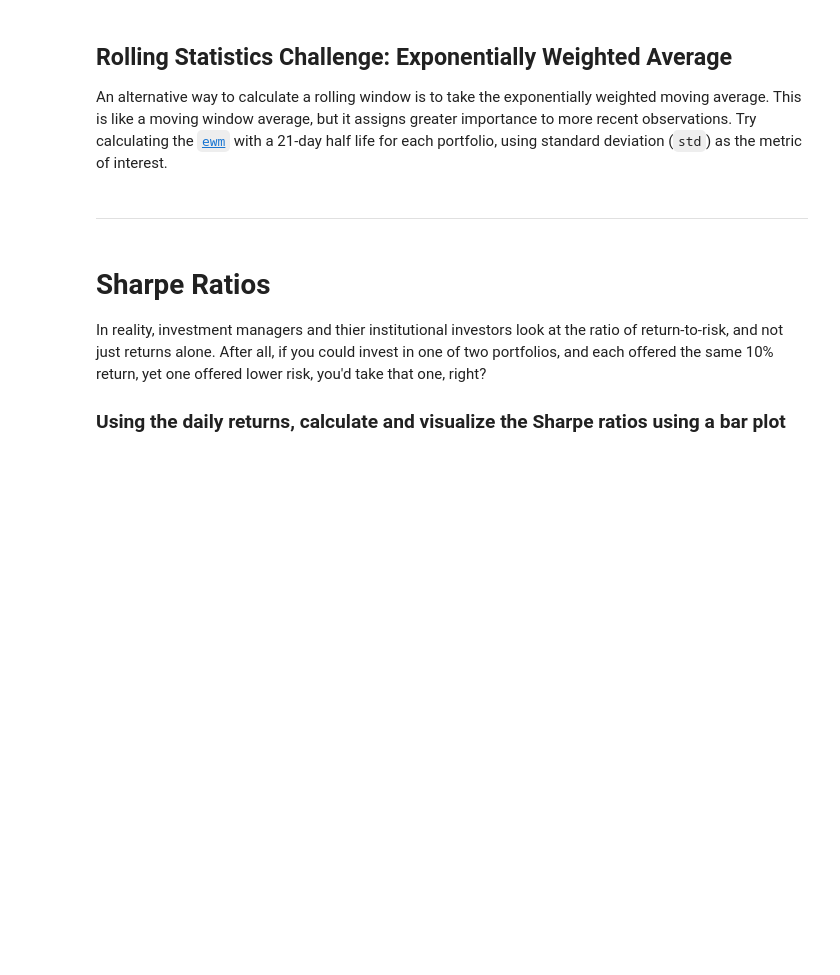
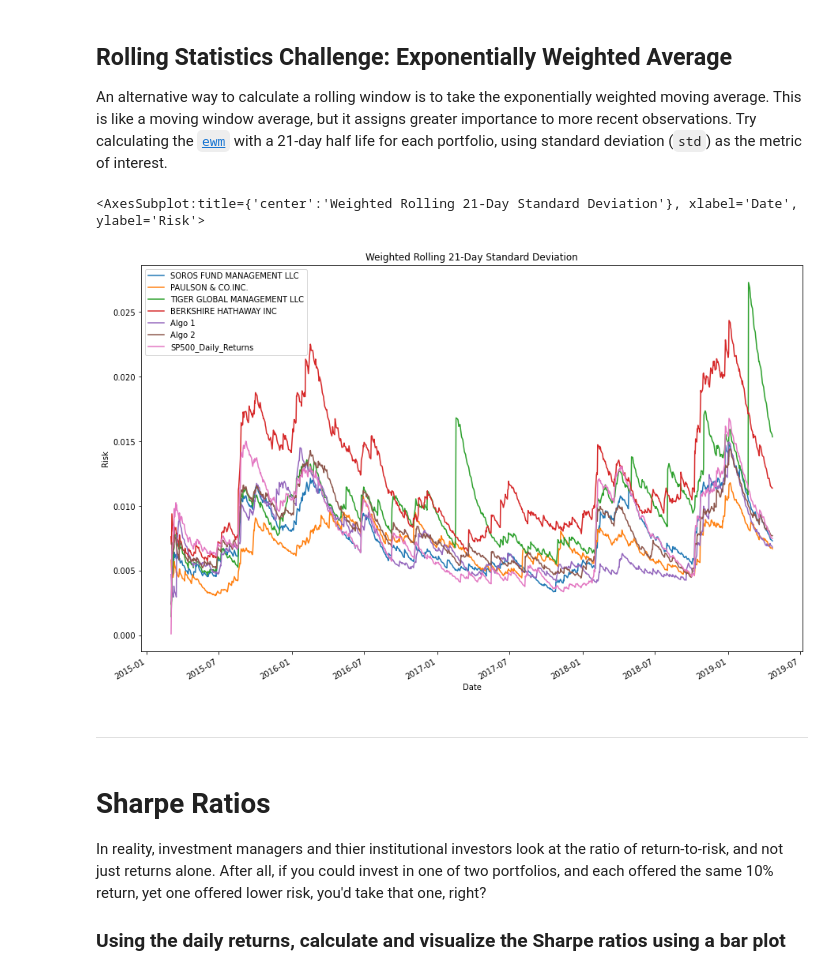
Before and after one commit to majikthise911/Homework_3_Pandas, a Jupyter notebook: Starter_Code/whale_analysis.ipynb, the cells around one changed output. Saved outputs shown, nothing was run; the diff lists cells and outputs as text; code cells hidden in the pictures; blank space fills up the shorter version.

```diff
--- a/Starter_Code/whale_analysis.ipynb
+++ b/Starter_Code/whale_analysis.ipynb
@@ -359,3 +359,9 @@ An alternative way to calculate a rolling window is to take the exponentially we
+# %%
+# Use `ewm` to calculate the rolling window
+joined_data.ewm(halflife=21).std().plot(figsize = (15,10), title = 'Weighted Rolling 21-Day Standard Deviation', ylabel = 'Risk', xlabel = 'Date')
+# %% [output]
+<AxesSubplot:title={'center':'Weighted Rolling 21-Day Standard Deviation'}, xlabel='Date', ylabel='Risk'>
+[figure, added]
 # %% [markdown]
 ---
 # %% [markdown]
```
Also changed, not shown: parts of 4 cells of this notebook.
